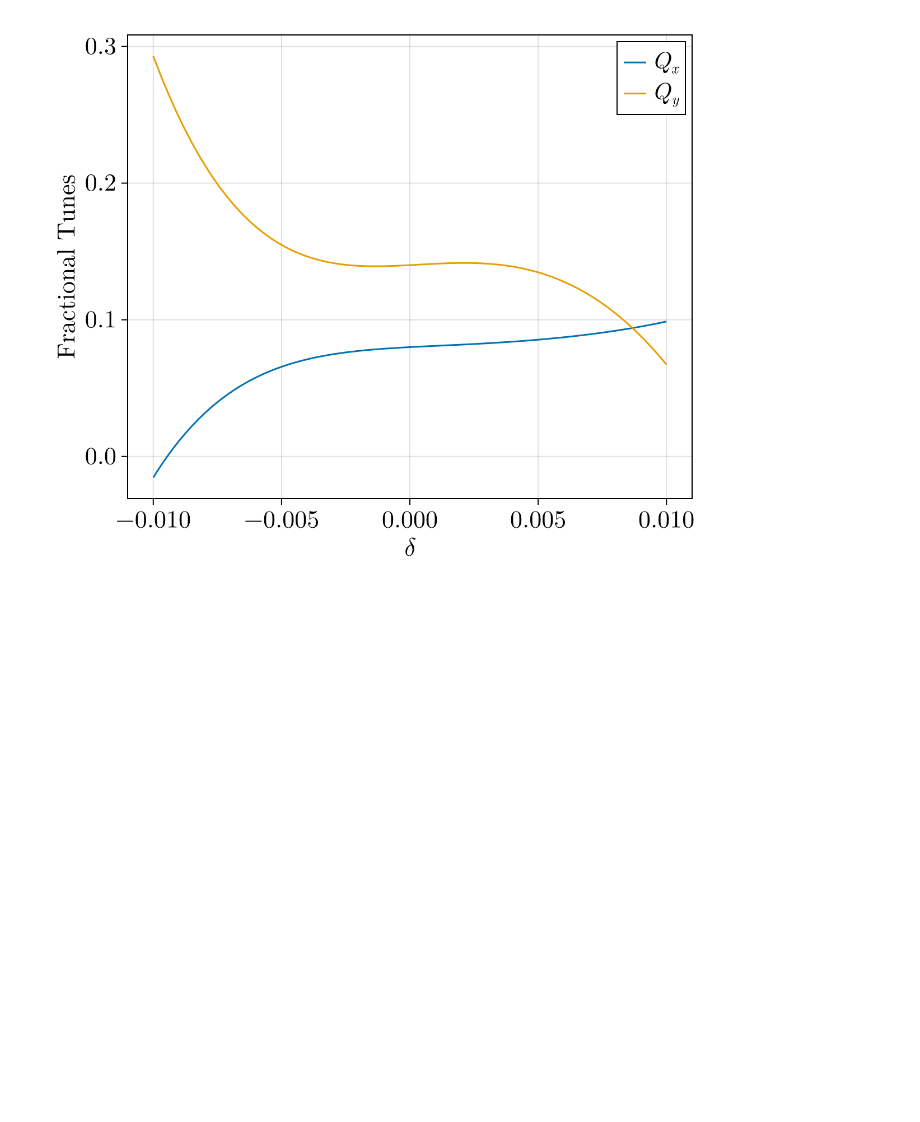
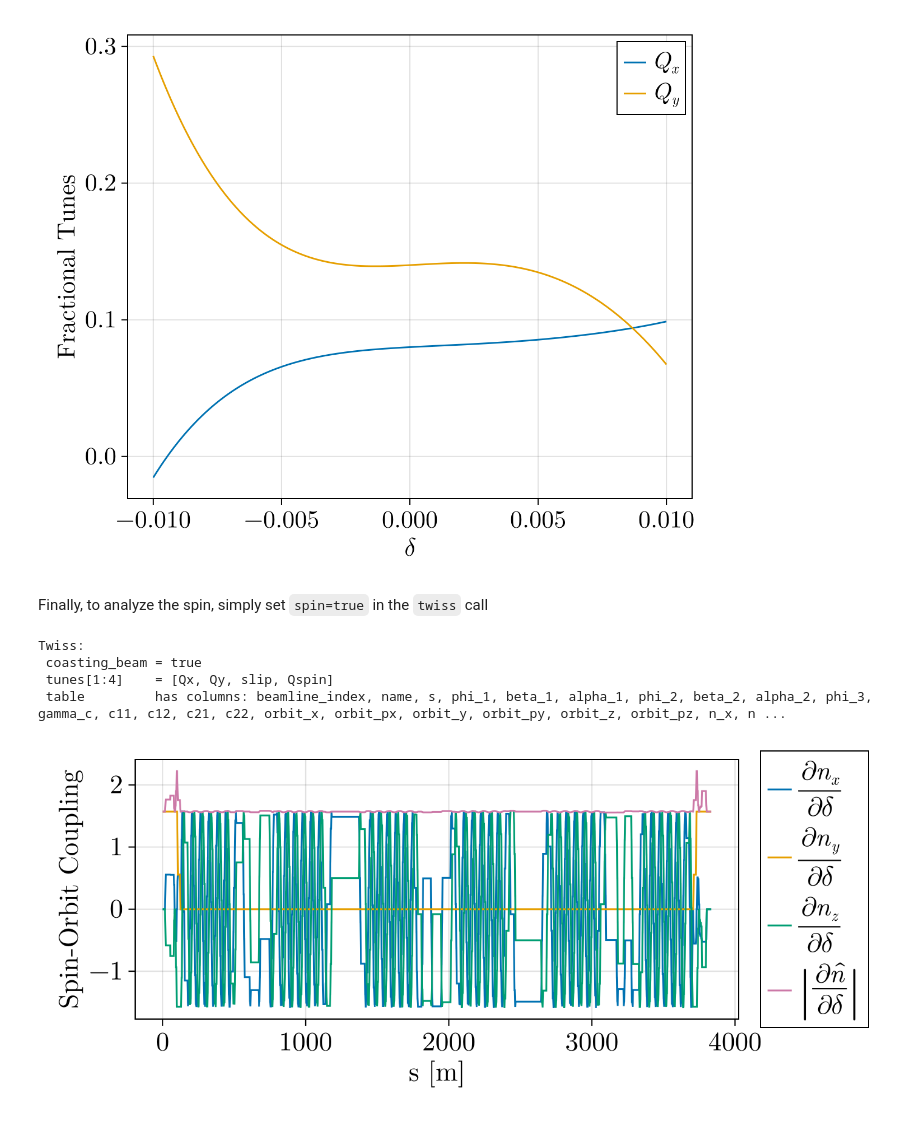
Before and after one commit to bmad-sim/SciBmad.jl, a Jupyter notebook: examples/julia/nonlinear-twiss.ipynb, the cells around one changed output. Drawn from its saved outputs; the diff is of its cells as text; code cells hidden in the pictures; blank space fills up the shorter version.

```diff
--- a/examples/julia/nonlinear-twiss.ipynb
+++ b/examples/julia/nonlinear-twiss.ipynb
@@ -228,3 +228,29 @@ axislegend(position=:rt);
 display(f);
 # %% [output]
 [figure]
+# %% [markdown]
+Finally, to analyze the spin, simply set `spin=true` in the `twiss` call
+# %%
+tw = twiss(ring, spin=true)
+# %% [output]
+Twiss:
+ coasting_beam = true
+ tunes[1:4]    = [Qx, Qy, slip, Qspin]
+ table         has columns: beamline_index, name, s, phi_1, beta_1, alpha_1, phi_2, beta_2, alpha_2, phi_3, gamma_c, c11, c12, c21, c22, orbit_x, orbit_px, orbit_y, orbit_py, orbit_z, orbit_pz, n_x, n ...
+# %%
+t = tw.table
+dn_ddelta_x = -map(x->x[6], t.n_x)
+dn_ddelta_y = -map(x->x[6], t.n_y)
+dn_ddelta_z = -map(x->x[6], t.n_z)
+dn_ddelta_amp = sqrt.(vec(sum(abs2, [dn_ddelta_x dn_ddelta_y dn_ddelta_z], dims=2)))
+
+f = Figure(fontsize=22, size=(700,300));
+ax = Axis(f[1, 1], xlabel="s [m]", ylabel="Spin-Orbit Coupling");
+lines!(ax, t.s, dn_ddelta_x, label=L"\frac{\partial n_x}{\partial\delta}"); # L".." specifies a LaTeX string
+lines!(ax, t.s, dn_ddelta_y, label=L"\frac{\partial n_y}{\partial\delta}");
+lines!(ax, t.s, dn_ddelta_z, label=L"\frac{\partial n_z}{\partial\delta}");
+lines!(ax, t.s, dn_ddelta_amp, label=L"\left|\frac{\partial\hat{n}}{\partial\delta}\right|");
+Legend(f[1, 2], ax);
+display(f);
+# %% [output]
+[figure, added]
```
Also changed, not shown: parts of 5 cells of this notebook, 8 other files.
